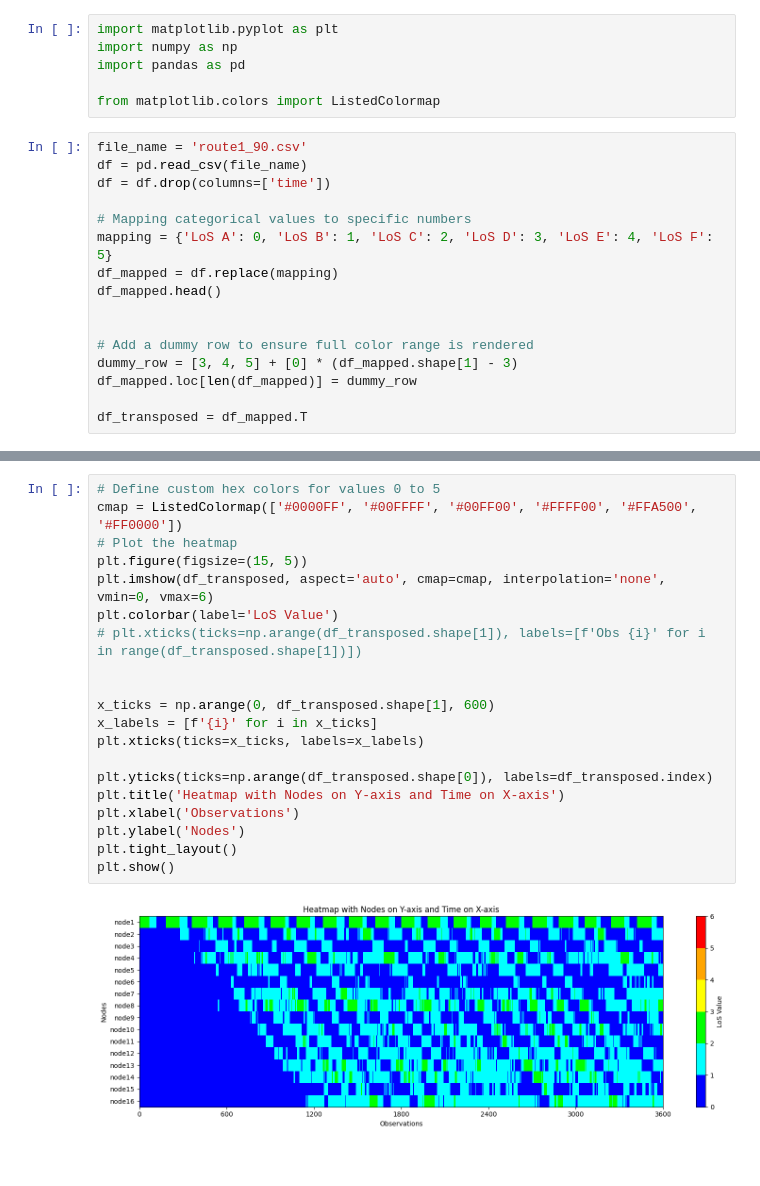
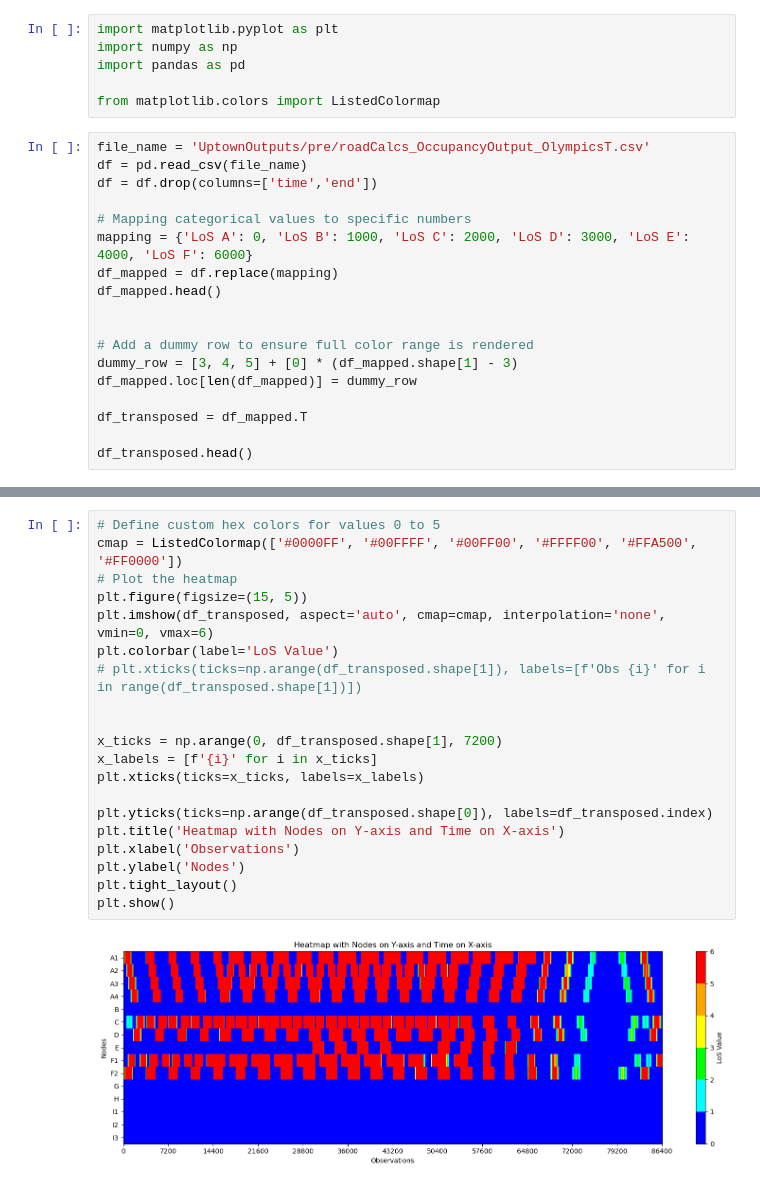
Before and after one commit to WS325427/Jupyter-Notebooks-Scripts, a Jupyter notebook: heatmap_gen_uptown.ipynb, the cells around one changed output, grey strips where cells are left out. Cells and saved outputs as stored; diff of their text form.

```diff
--- a/heatmap_gen_uptown.ipynb
+++ b/heatmap_gen_uptown.ipynb
@@ -5,12 +5,12 @@ import pandas as pd
 
 from matplotlib.colors import ListedColormap
 # %%
-file_name = 'route1_90.csv'
+file_name = 'UptownOutputs/pre/roadCalcs_OccupancyOutput_OlympicsT.csv'
 df = pd.read_csv(file_name)
-df = df.drop(columns=['time'])
+df = df.drop(columns=['time','end'])
 
 # Mapping categorical values to specific numbers
-mapping = {'LoS A': 0, 'LoS B': 1, 'LoS C': 2, 'LoS D': 3, 'LoS E': 4, 'LoS F': 5}
+mapping = {'LoS A': 0, 'LoS B': 1000, 'LoS C': 2000, 'LoS D': 3000, 'LoS E': 4000, 'LoS F': 6000}
 df_mapped = df.replace(mapping)
 df_mapped.head()
 
@@ -20,4 +20,6 @@ dummy_row = [3, 4, 5] + [0] * (df_mapped.shape[1] - 3)
 df_mapped.loc[len(df_mapped)] = dummy_row
 
 df_transposed = df_mapped.T
+
+df_transposed.head()
 # %% [output]
@@ -25,22 +33,22 @@ FileNotFoundError: [Errno 2] No such file or directory: 'route1_90.csv'
 # %%
 # Define custom hex colors for values 0 to 5
 cmap = ListedColormap(['#0000FF', '#00FFFF', '#00FF00', '#FFFF00', '#FFA500', '#FF0000'])
 # Plot the heatmap
 plt.figure(figsize=(15, 5))
 plt.imshow(df_transposed, aspect='auto', cmap=cmap, interpolation='none', vmin=0, vmax=6)
 plt.colorbar(label='LoS Value')
 # plt.xticks(ticks=np.arange(df_transposed.shape[1]), labels=[f'Obs {i}' for i in range(df_transposed.shape[1])])
 
 
-x_ticks = np.arange(0, df_transposed.shape[1], 600)
+x_ticks = np.arange(0, df_transposed.shape[1], 7200)
 x_labels = [f'{i}' for i in x_ticks]
 plt.xticks(ticks=x_ticks, labels=x_labels)
 
 plt.yticks(ticks=np.arange(df_transposed.shape[0]), labels=df_transposed.index)
 plt.title('Heatmap with Nodes on Y-axis and Time on X-axis')
 plt.xlabel('Observations')
 plt.ylabel('Nodes')
 plt.tight_layout()
 plt.show()
 # %% [output]
-[figure, old version]
+[figure, new version]
```
Also changed, not shown: parts of 1 cell of this notebook, 3 other files.
